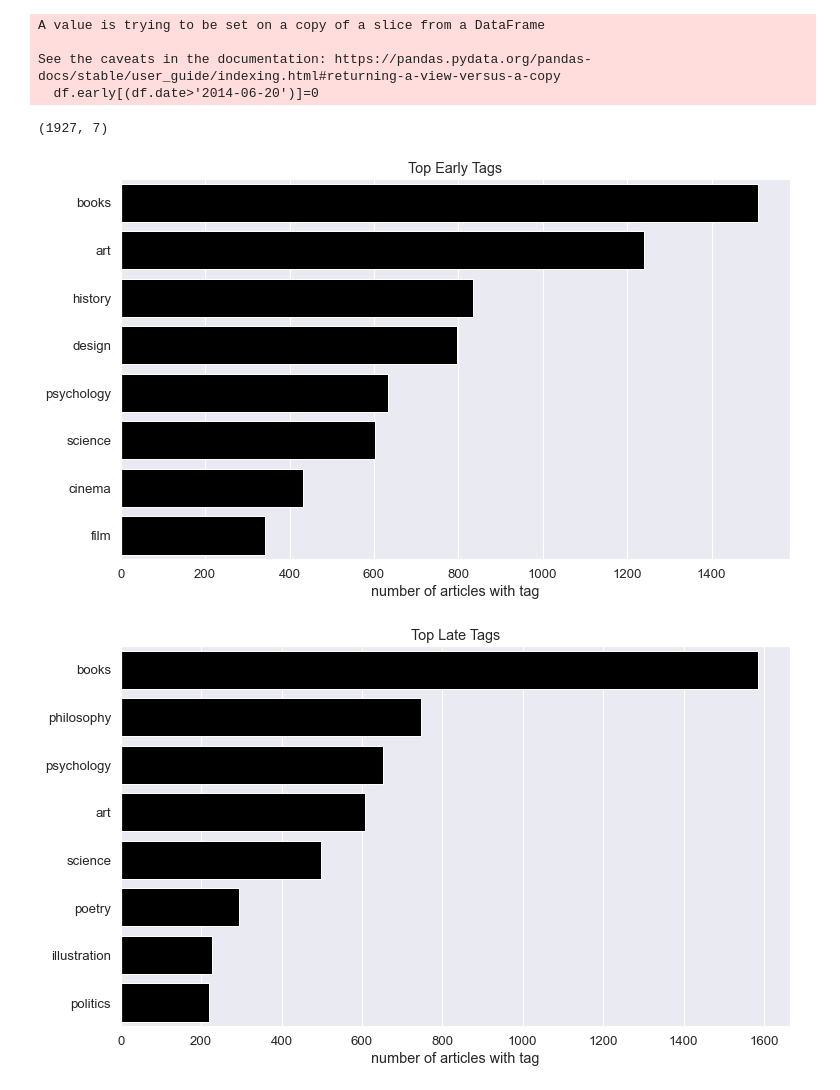
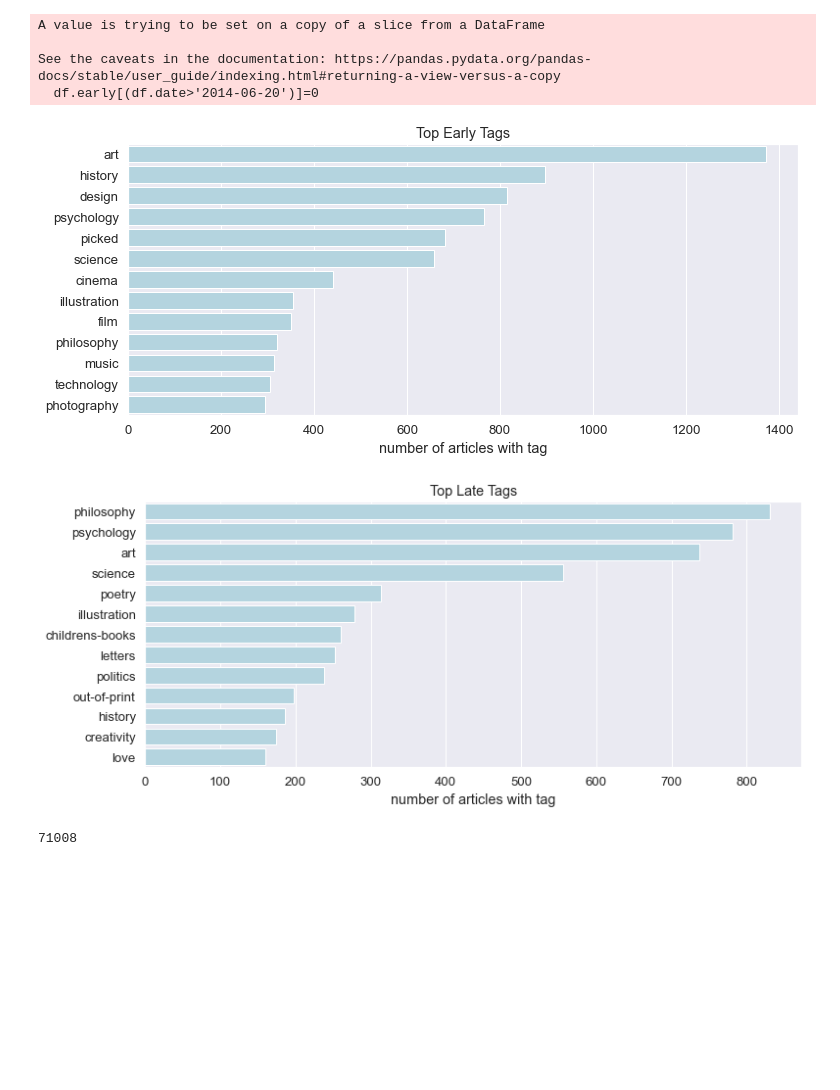
Before and after one commit to konstanzer/brainpickings-nlp, a Jupyter notebook: viz.ipynb, the cells around one changed output. Drawn from its saved outputs; the diff is of its cells as text; code cells hidden in the pictures; blank space fills up the shorter version.

```diff
--- a/viz.ipynb
+++ b/viz.ipynb
@@ -66,7 +66,11 @@ plt.savefig("totalwords.png")
 [figure]
 # %%
 sns.set_theme(style="whitegrid") #use!
-f, ax = plt.subplots(figsize=(18, 5))
-df.words.hist(bins=115)
-ax.set(xlabel='word count', title="Article word count histogram")
+f, ax = plt.subplots(figsize=(18, 7))
+sns.set(font_scale=1.5)
+df.words.hist(bins=170, color="lightblue")
+ax.set(xlabel='word count')
+ax.set_title("Histogram of word counts per post")
+ax.set_xlim(0,4200)
+plt.savefig("wordcount.png");
 # %% [output]
@@ -177,0 +162,15 @@ plt.xticks(rotation=34);
+# %%
+sns.set_theme(style="whitegrid")
+f, ax = plt.subplots(figsize=(12, 6))
+sns.set(font_scale=1.25)
+sns.barplot(x=c.index, y=c/year_article_counts[1:].values, color="pink")
+sns.barplot(x=b.index, y=b/year_article_counts[1:].values, color="lightblue")
+sns.barplot(x=a.index, y=a/year_article_counts[1:].values, color="lightgreen")
+ax.set(xlabel='', ylabel='', title="Percent of posts tagged love, poetry, or science by year")
+
+sns.despine(left=True)
+top = plt.Rectangle((0,0),1,1,fc="pink", edgecolor = 'none')
+mid = plt.Rectangle((0,0),1,1,fc='lightblue',  edgecolor = 'none')
+bot = plt.Rectangle((0,0),1,1,fc='lightgreen',  edgecolor = 'none')
+plt.legend([top, mid, bot], ['love', 'poetry', 'science'], loc=2, ncol = 1, prop={'size':14})
+plt.savefig("lovepoetsci.png")
@@ -191,48 +192,43 @@ df["early"]=1
 df.early[(df.date>'2014-06-20')]=0
 
 #I drop the split year where half of all errors were originally
-df = df[(df.date.dt.year != 2014)]
+#df = df[(df.date.dt.year != 2014)]
 # %% [output]
 A value is trying to be set on a copy of a slice from a DataFrame
 
 See the caveats in the documentation: https://pandas.pydata.org/pandas-docs/stable/user_guide/indexing.html#returning-a-view-versus-a-copy
   df.early[(df.date>'2014-06-20')]=0
-# %%
-df_late.shape
-# %% [output]
-(1927, 7)
 # %%
 df_early = df[(df.early == 1)]
 df_late = df[(df.early == 0)]
 # %%
 #create a tag dictionary
 tags = str()
 for tag in df_early.tags: tags += tag
 tag_dict = dict()
 for tag in tags.split():
     tag = tag.replace(",","")
     if tag in tag_dict:
         tag_dict[tag] += 1
     else:
         tag_dict[tag] = 1
 from heapq import nlargest
 #top
-N=10
+N=15
 res = nlargest(N, tag_dict, key=tag_dict.get)
 top_tags = dict()
-for r in res:
-    top_tags[r] = tag_dict[r]
+for r in res: top_tags[r] = tag_dict[r]
 del top_tags['culture']
-del top_tags['picked']
+del top_tags['books']
 
-f, ax = plt.subplots(figsize=(12, 7))
+f, ax = plt.subplots(figsize=(12, 5))
 sns.set(font_scale=1.2)
 ax =sns.barplot(y=list(top_tags.keys()),
-                x=list(top_tags.values()), color="black")
+                x=list(top_tags.values()), color="lightblue")
 ax.set(xlabel='number of articles with tag', title="Top Early Tags")
 plt.savefig("early_tags.png")
 # %% [output]
-[figure, old version]
+[figure, new version]
 # %%
 #create a tag dictionary
 tags = str()
@@ -246,20 +242,19 @@ for tag in tags.split():
         tag_dict[tag] = 1
 from heapq import nlargest
 #top
-N=9
+N=15
 res = nlargest(N, tag_dict, key=tag_dict.get)
 top_tags = dict()
-for r in res:
-    top_tags[r] = tag_dict[r]
+for r in res: top_tags[r] = tag_dict[r]
 del top_tags['culture']
-#del top_tags['picked']
+del top_tags['books']
 
-f, ax = plt.subplots(figsize=(12, 7))
+f, ax = plt.subplots(figsize=(12, 5))
 sns.set(font_scale=1.2)
 ax =sns.barplot(y=list(top_tags.keys()),
-                x=list(top_tags.values()), color="black")
+                x=list(top_tags.values()), color="lightblue")
 ax.set(xlabel='number of articles with tag', title="Top Late Tags")
 plt.savefig("late_tags.png")
 # %% [output]
-[figure, old version]
+[figure, new version]
 # %%
@@ -266,0 +262,12 @@ documents = df.content
+# %%
+vocabulary=[]
+for ix, t in enumerate(text):
+    t=t.lower()
+    t=re.sub(r'[^\w\s]',' ',t)
+    t=re.sub(r'[^[1-9]\d*$]','',t)
+    text[ix]=t
+    vocabulary += t.split()
+vocabulary = sorted(list(set(vocabulary)))
+len(vocabulary)
+# %% [output]
+71008
```
Also changed, not shown: parts of 17 cells of this notebook, 10 other files.
